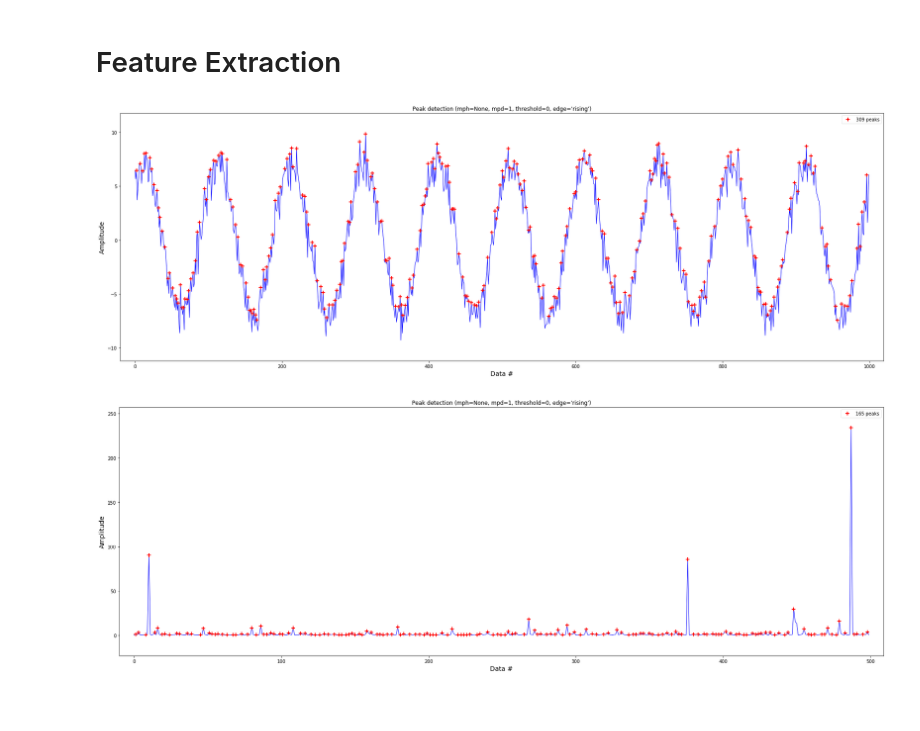
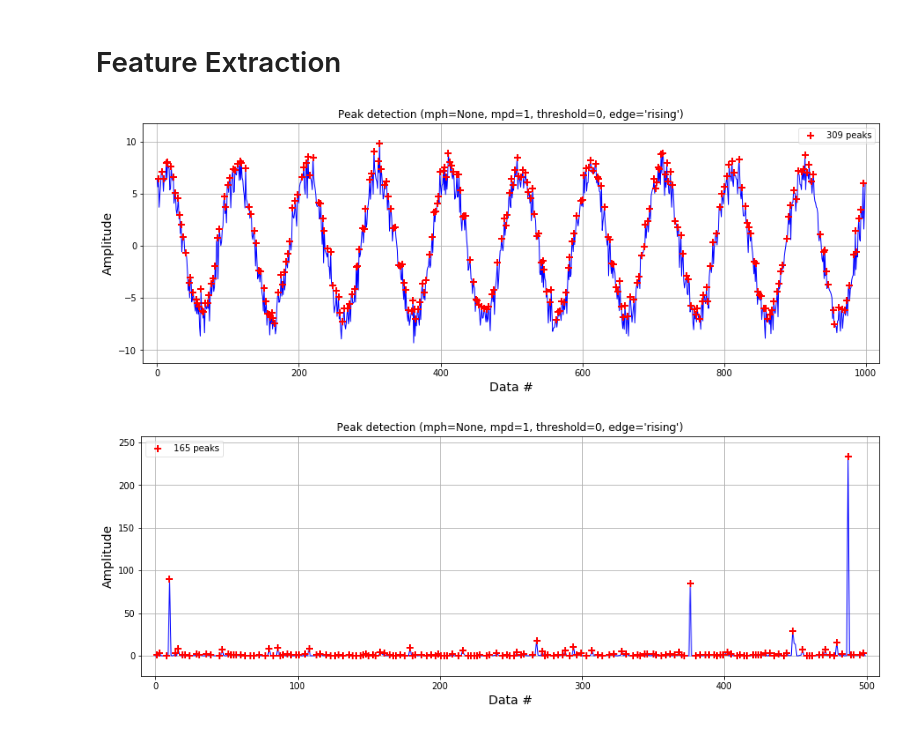
Before and after one commit to SGRGit/gwOsc, a Jupyter notebook: CreateSampleSignalProc.ipynb, the cells around one changed output. Saved outputs shown, nothing was run; the diff lists cells and outputs as text; code cells hidden in the pictures; blank space fills up the shorter version.

```diff
--- a/CreateSampleSignalProc.ipynb
+++ b/CreateSampleSignalProc.ipynb
@@ -138,7 +138,7 @@ def detect_peaks(x, mph=None, mpd=1, threshold=0, edge='rising',
                 mph = -mph
         _plot(x, mph, mpd, threshold, edge, valley, ax, ind)
 
-    return ind
+   # return ind
 
 
 def _plot(x, mph, mpd, threshold, edge, valley, ax, ind):
@@ -149,7 +149,7 @@ def _plot(x, mph, mpd, threshold, edge, valley, ax, ind):
         print('matplotlib is not available.')
     else:
         if ax is None:
-            _, ax = plt.subplots(1, 1, figsize=(30, 10))
+            _, ax = plt.subplots(1, 1, figsize=(15, 5))
 
         ax.plot(x, 'b', lw=1)
         if ind.size:
@@ -168,7 +168,7 @@ def _plot(x, mph, mpd, threshold, edge, valley, ax, ind):
         ax.set_title("%s (mph=%s, mpd=%d, threshold=%s, edge='%s')"
                      % (mode, str(mph), mpd, str(threshold), edge))
 
-        # plt.grid()
+        plt.grid()
         plt.show()
 # %%
 import numpy as np
@@ -176,11 +176,9 @@ import matplotlib.pyplot as plt
 %matplotlib inline
 import sys
 sys.path.insert(1, r'./../functions')  # add to pythonpath
-# %%
-ind = detect_peaks(xn, show=True)
-# %% [output]
-[figure, removed]
 # %%
-indfft = detect_peaks(abs(Y), show=True)
+detect_peaks(xn, show=True)
+detect_peaks(abs(Y), show=True)
 # %% [output]
-[figure, old version]
+[figure, new version]
+[figure, added]
```
